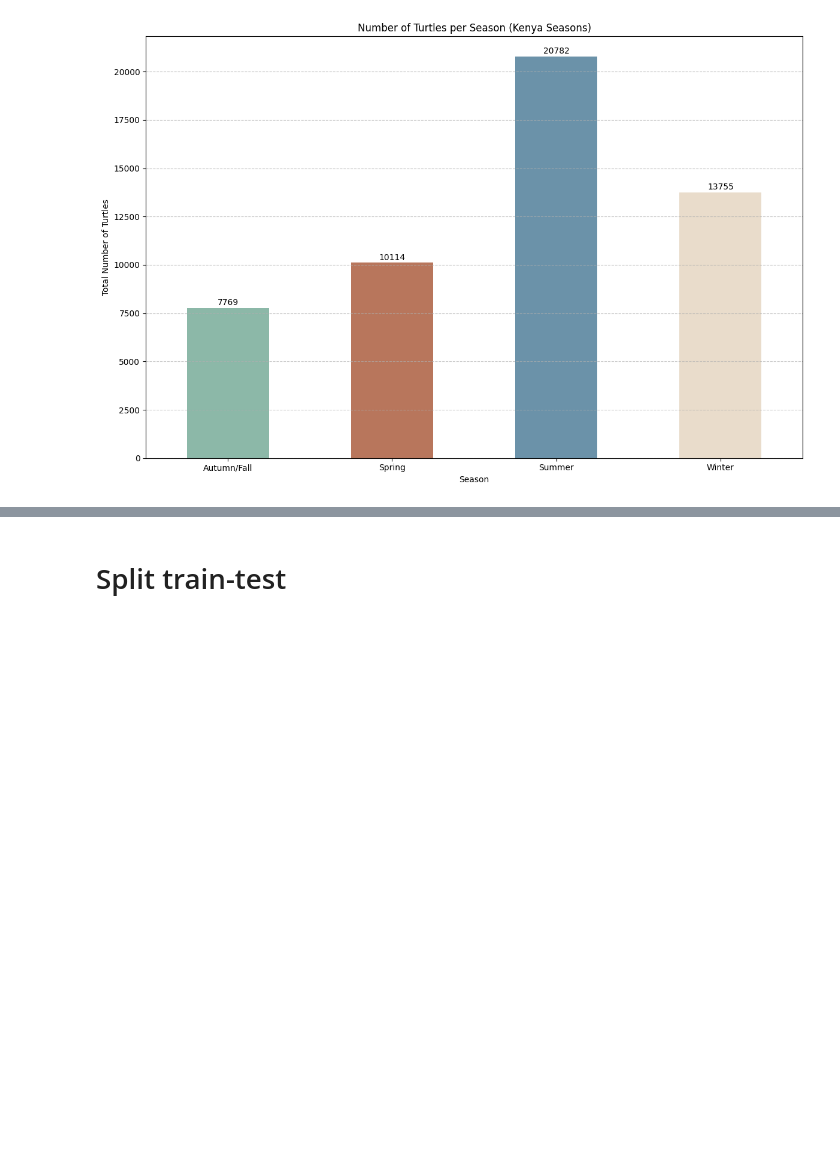
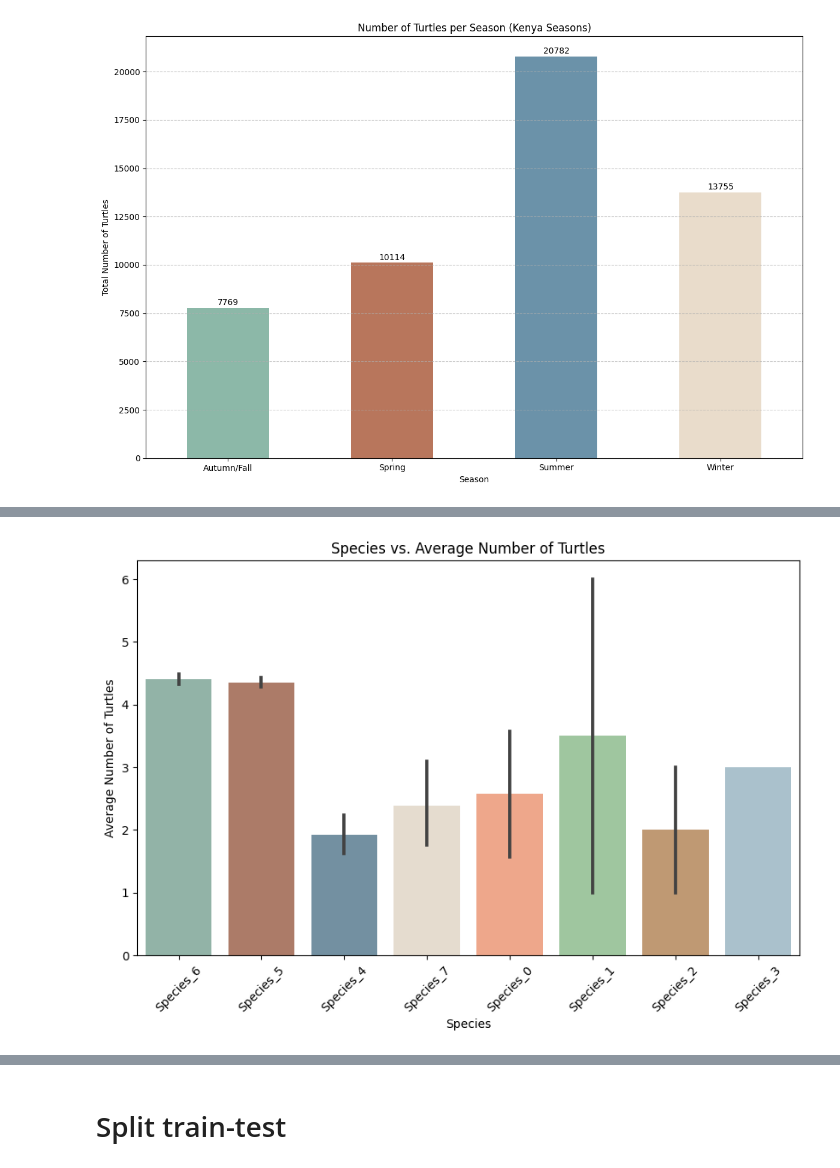
Before and after one commit to eigenaarti2/Ninja-Turtles, a Jupyter notebook: Baseline_new_start_carolina.ipynb, the cells around one changed output, grey strips where cells are left out. Saved outputs shown, nothing was run; the diff lists cells and outputs as text; code cells hidden in the pictures; blank space fills up the shorter version.

```diff
--- a/Baseline_new_start_carolina.ipynb
+++ b/Baseline_new_start_carolina.ipynb
@@ -518,0 +585,17 @@ KeyboardInterrupt:
+# %%
+import seaborn as sns
+import matplotlib.pyplot as plt
+
+# Define custom color palette with light military green instead of purple
+custom_colors = ['#8cb8a8', '#b8765c', '#6b92a9', '#e9dccb', '#ffa07a', '#99cc99', '#cc9966', '#a4c3d2']
+
+# Create a bar plot of species vs. average number of turtles for each species
+plt.figure(figsize=(10, 6))
+sns.barplot(data=new_df, x='Species', y='Number_Turtles', palette=custom_colors)
+plt.title('Species vs. Average Number of Turtles')
+plt.xlabel('Species')
+plt.ylabel('Average Number of Turtles')
+plt.xticks(rotation=45)  # Rotate x-axis labels for better readability
+plt.show()
+# %% [output]
+[figure, added]
```
Also changed, not shown: parts of 23 cells of this notebook.
